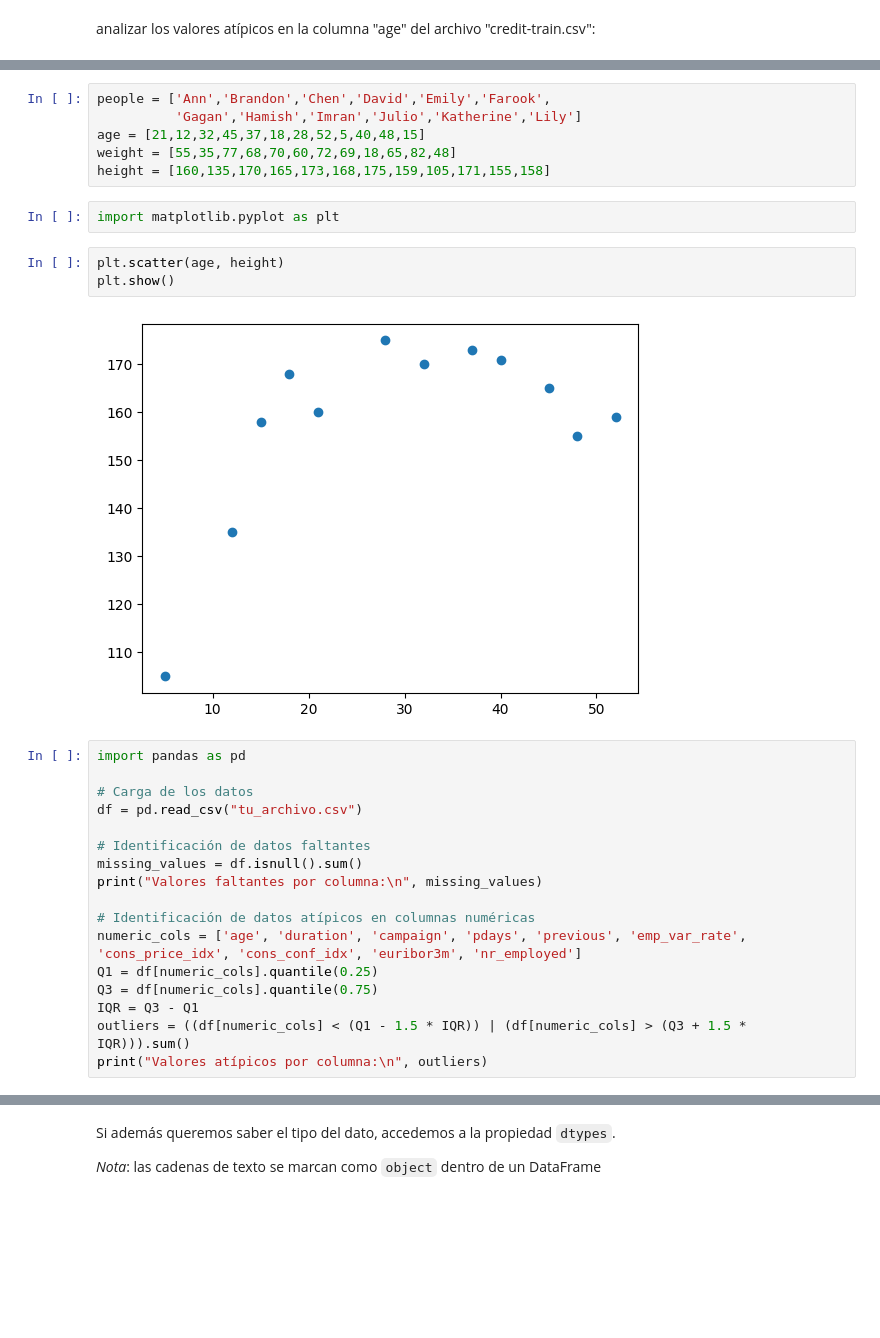
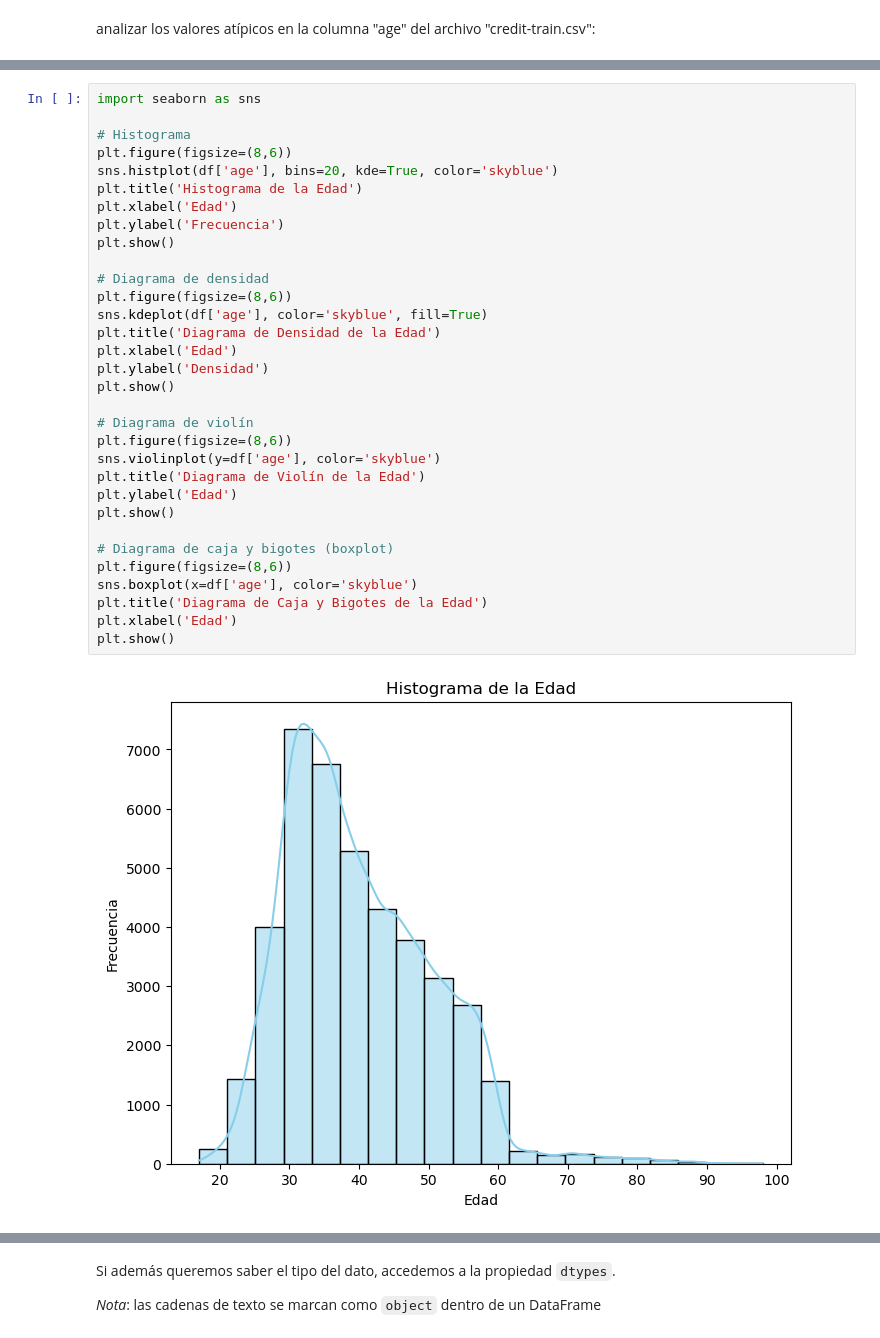
Before and after one commit to mpadinrepo/BIGDATA_IA, a Jupyter notebook: BIGDATA_IA/ML_VANESA/Unidad2_Aprendizaje_Supervisada/Proxecto UD2-20240205/ML.UD2.Supervised-FinalProject.ipynb, the cells around one changed output, grey strips where cells are left out. Saved outputs shown, nothing was run; the diff lists cells and outputs as text; blank space fills up the shorter version.

```diff
--- a/BIGDATA_IA/ML_VANESA/Unidad2_Aprendizaje_Supervisada/Proxecto UD2-20240205/ML.UD2.Supervised-FinalProject.ipynb
+++ b/BIGDATA_IA/ML_VANESA/Unidad2_Aprendizaje_Supervisada/Proxecto UD2-20240205/ML.UD2.Supervised-FinalProject.ipynb
@@ -198,30 +259,34 @@ NameError: name 'plt' is not defined
-# %%
-people = ['Ann','Brandon','Chen','David','Emily','Farook',
-          'Gagan','Hamish','Imran','Julio','Katherine','Lily']
-age = [21,12,32,45,37,18,28,52,5,40,48,15]
-weight = [55,35,77,68,70,60,72,69,18,65,82,48]
-height = [160,135,170,165,173,168,175,159,105,171,155,158]
-# %%
-import matplotlib.pyplot as plt
-# %%
-plt.scatter(age, height)
-plt.show()
-# %% [output]
-[figure, removed]
-# %%
-import pandas as pd
-
-# Carga de los datos
-df = pd.read_csv("tu_archivo.csv")
-
-# Identificación de datos faltantes
-missing_values = df.isnull().sum()
-print("Valores faltantes por columna:\n", missing_values)
-
-# Identificación de datos atípicos en columnas numéricas
-numeric_cols = ['age', 'duration', 'campaign', 'pdays', 'previous', 'emp_var_rate', 'cons_price_idx', 'cons_conf_idx', 'euribor3m', 'nr_employed']
-Q1 = df[numeric_cols].quantile(0.25)
-Q3 = df[numeric_cols].quantile(0.75)
-IQR = Q3 - Q1
-outliers = ((df[numeric_cols] < (Q1 - 1.5 * IQR)) | (df[numeric_cols] > (Q3 + 1.5 * IQR))).sum()
-print("Valores atípicos por columna:\n", outliers)
+# %%
+import seaborn as sns
+
+# Histograma
+plt.figure(figsize=(8,6))
+sns.histplot(df['age'], bins=20, kde=True, color='skyblue')
+plt.title('Histograma de la Edad')
+plt.xlabel('Edad')
+plt.ylabel('Frecuencia')
+plt.show()
+
+# Diagrama de densidad
+plt.figure(figsize=(8,6))
+sns.kdeplot(df['age'], color='skyblue', fill=True)
+plt.title('Diagrama de Densidad de la Edad')
+plt.xlabel('Edad')
+plt.ylabel('Densidad')
+plt.show()
+
+# Diagrama de violín
+plt.figure(figsize=(8,6))
+sns.violinplot(y=df['age'], color='skyblue')
+plt.title('Diagrama de Violín de la Edad')
+plt.ylabel('Edad')
+plt.show()
+
+# Diagrama de caja y bigotes (boxplot)
+plt.figure(figsize=(8,6))
+sns.boxplot(x=df['age'], color='skyblue')
+plt.title('Diagrama de Caja y Bigotes de la Edad')
+plt.xlabel('Edad')
+plt.show()
+# %% [output]
+[figure, added]
```
Also changed, not shown: parts of 24 cells of this notebook, 1 other file.
